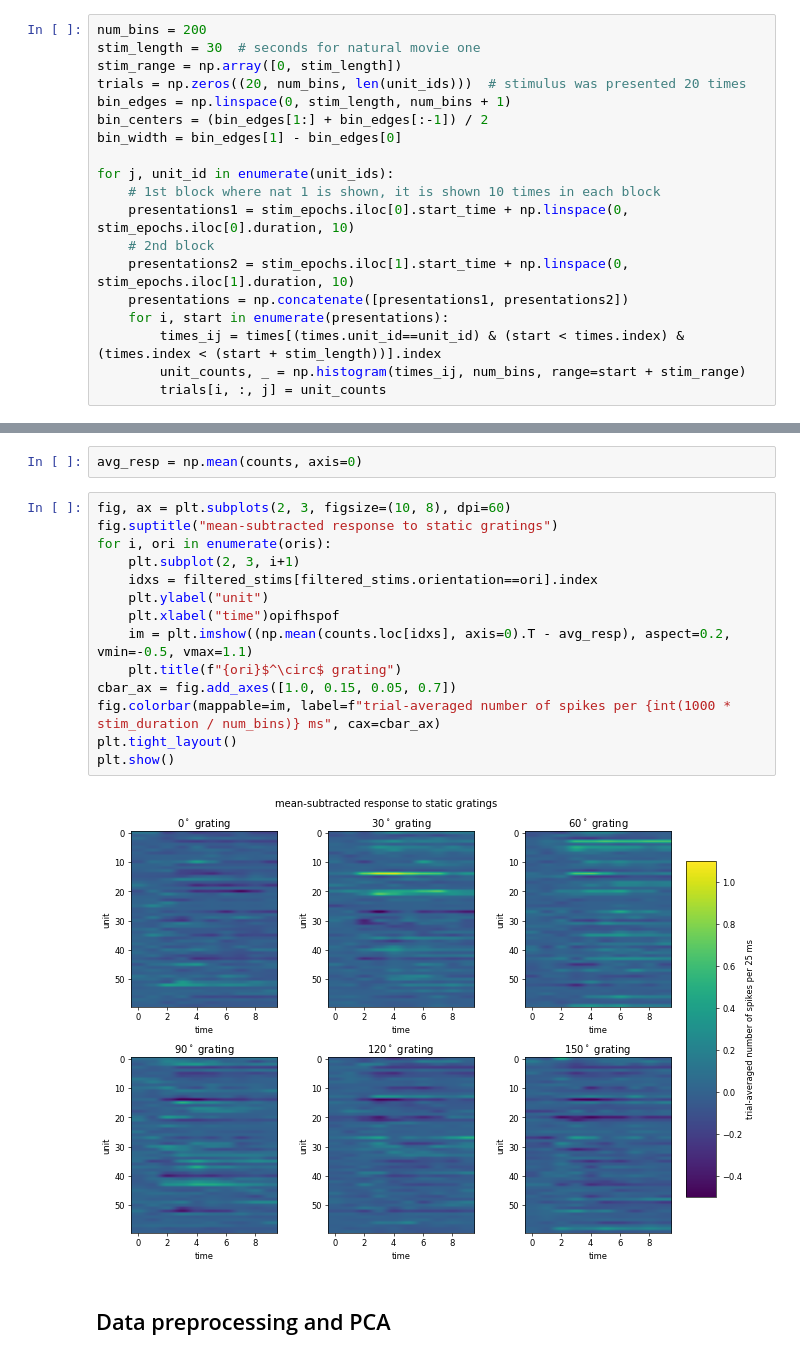
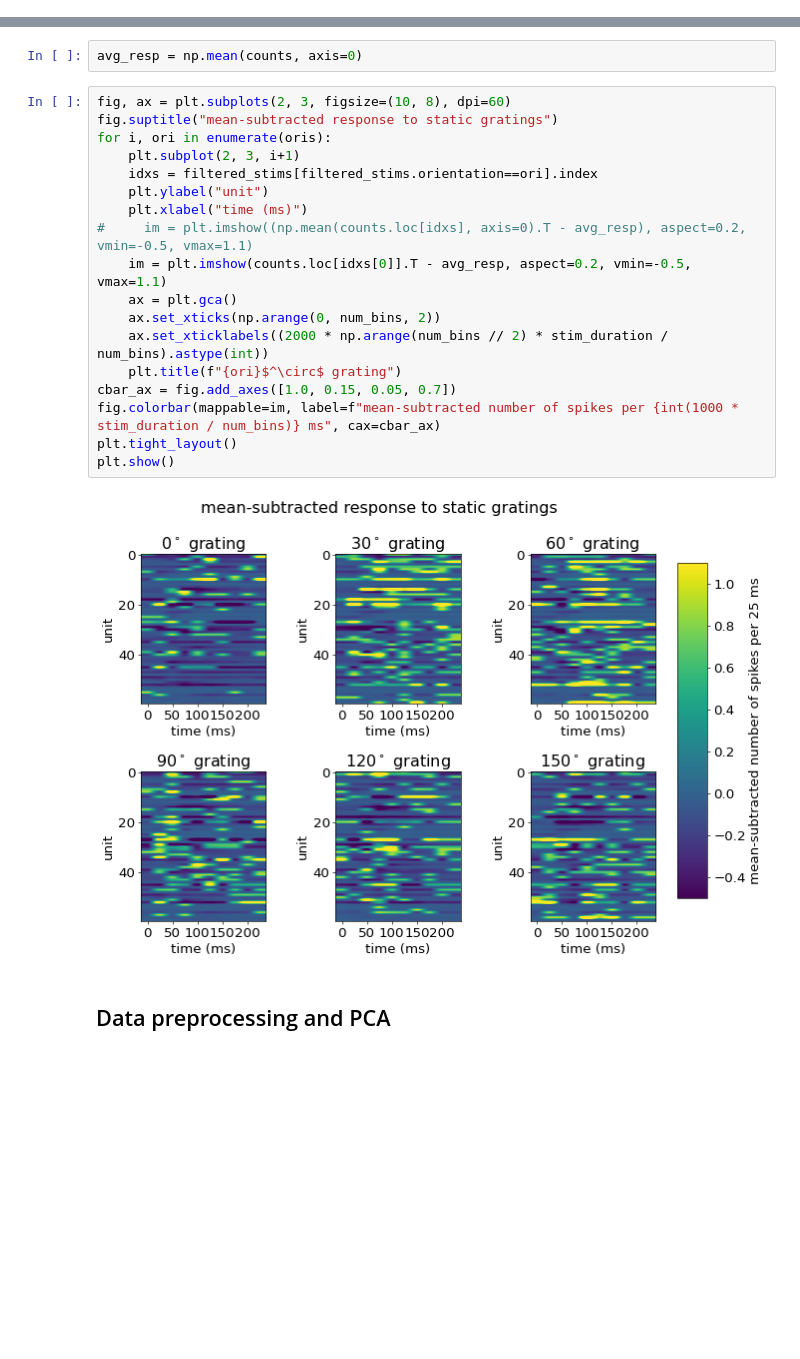
Before and after one commit to AlexTMallen/spectral-spectrum-sparse-analysis, a Jupyter notebook: allenSDK/visual_coding.ipynb, the cells around one changed output, grey strips where cells are left out. Cells and saved outputs as stored; diff of their text form; blank space fills up the shorter version.

```diff
--- a/allenSDK/visual_coding.ipynb
+++ b/allenSDK/visual_coding.ipynb
@@ -86,19 +52,0 @@ times
-# %%
-num_bins = 200
-stim_length = 30  # seconds for natural movie one
-stim_range = np.array([0, stim_length])
-trials = np.zeros((20, num_bins, len(unit_ids)))  # stimulus was presented 20 times
-bin_edges = np.linspace(0, stim_length, num_bins + 1)
-bin_centers = (bin_edges[1:] + bin_edges[:-1]) / 2
-bin_width = bin_edges[1] - bin_edges[0]
-
-for j, unit_id in enumerate(unit_ids):
-    # 1st block where nat 1 is shown, it is shown 10 times in each block
-    presentations1 = stim_epochs.iloc[0].start_time + np.linspace(0, stim_epochs.iloc[0].duration, 10)
-    # 2nd block
-    presentations2 = stim_epochs.iloc[1].start_time + np.linspace(0, stim_epochs.iloc[1].duration, 10)
-    presentations = np.concatenate([presentations1, presentations2])
-    for i, start in enumerate(presentations):
-        times_ij = times[(times.unit_id==unit_id) & (start < times.index) & (times.index < (start + stim_length))].index
-        unit_counts, _ = np.histogram(times_ij, num_bins, range=start + stim_range)
-        trials[i, :, j] = unit_counts
@@ -195,19 +104,23 @@ avg_resp = np.mean(counts, axis=0)
 # %%
 fig, ax = plt.subplots(2, 3, figsize=(10, 8), dpi=60)
 fig.suptitle("mean-subtracted response to static gratings")
 for i, ori in enumerate(oris):
     plt.subplot(2, 3, i+1)
     idxs = filtered_stims[filtered_stims.orientation==ori].index
     plt.ylabel("unit")
-    plt.xlabel("time")opifhspof
-    im = plt.imshow((np.mean(counts.loc[idxs], axis=0).T - avg_resp), aspect=0.2, vmin=-0.5, vmax=1.1)
+    plt.xlabel("time (ms)")
+#     im = plt.imshow((np.mean(counts.loc[idxs], axis=0).T - avg_resp), aspect=0.2, vmin=-0.5, vmax=1.1)
+    im = plt.imshow(counts.loc[idxs[0]].T - avg_resp, aspect=0.2, vmin=-0.5, vmax=1.1)
+    ax = plt.gca()
+    ax.set_xticks(np.arange(0, num_bins, 2))
+    ax.set_xticklabels((2000 * np.arange(num_bins // 2) * stim_duration / num_bins).astype(int))
     plt.title(f"{ori}$^\circ$ grating")
 cbar_ax = fig.add_axes([1.0, 0.15, 0.05, 0.7])
-fig.colorbar(mappable=im, label=f"trial-averaged number of spikes per {int(1000 * stim_duration / num_bins)} ms", cax=cbar_ax)
+fig.colorbar(mappable=im, label=f"mean-subtracted number of spikes per {int(1000 * stim_duration / num_bins)} ms", cax=cbar_ax)
 plt.tight_layout()
 plt.show()
 # %% [output]
-[figure, old version]
+[figure, new version]
 # %% [markdown]
 ## Data preprocessing and PCA
 # %%
```
Also changed, not shown: parts of 35 cells of this notebook, 2 other files.
